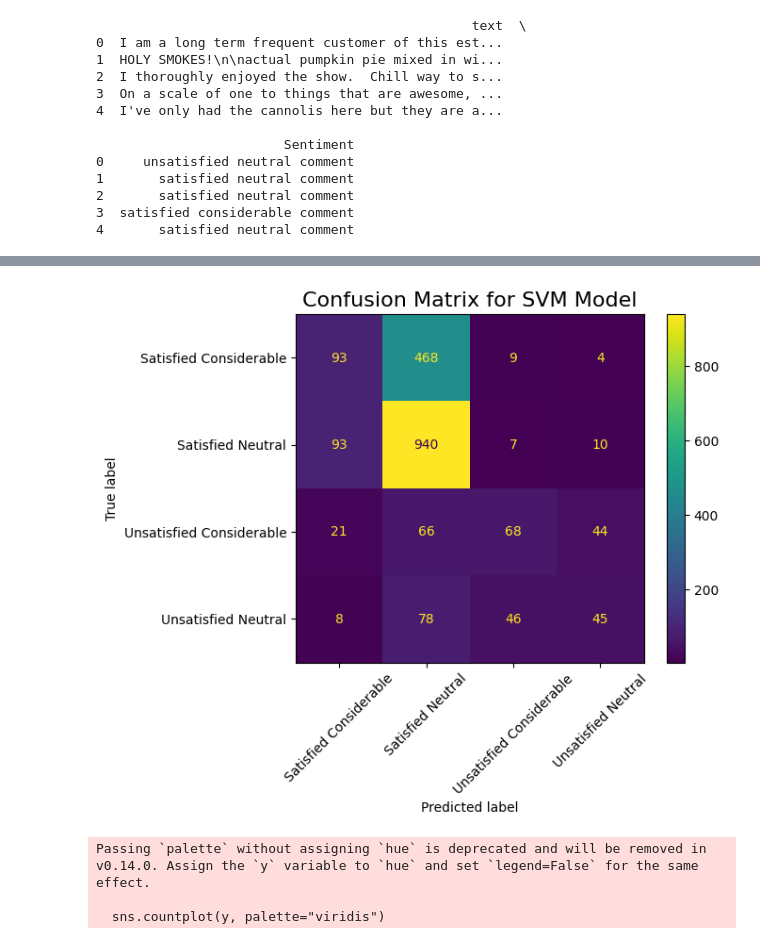
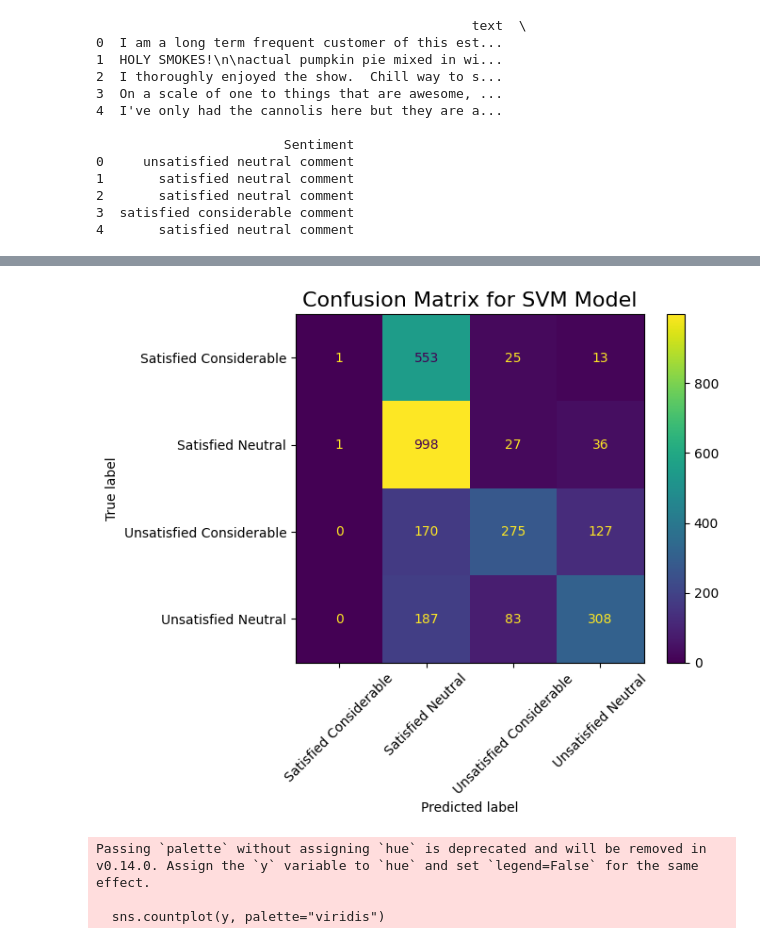
Before and after one commit to Nadun999/sentiment_analysis_evolution, a Jupyter notebook: sentiment_analysis_using_svm.ipynb, the cells around one changed output, grey strips where cells are left out. Saved outputs shown, nothing was run; the diff lists cells and outputs as text; code cells hidden in the pictures.

Commit message:
changes in svm and other transformers models

```diff
--- a/sentiment_analysis_using_svm.ipynb
+++ b/sentiment_analysis_using_svm.ipynb
@@ -106,0 +80,8 @@ data
+# %%
+sentiment_mapping = {
+    "satisfied considerable comment": 0,
+    "satisfied neutral comment": 1,
+    "unsatisfied considerable comment": 2,
+    "unsatisfied neutral comment": 3
+}
+processed_data['label'] = processed_data['Sentiment'].map(sentiment_mapping)
@@ -137,13 +161,10 @@ Name: Sentiment, Length: 10000, dtype: object
 # %%
-# Step 3: Train-test split
 X_train, X_test, y_train, y_test = train_test_split(X, y, test_size=0.2, random_state=42)
 
-# Step 4: Feature extraction using TfidfVectorizer
-vectorizer = TfidfVectorizer(max_features=5000)  # You can adjust max_features for better performance
+vectorizer = TfidfVectorizer(max_features=2000)
 X_train_tfidf = vectorizer.fit_transform(X_train).toarray()
 X_test_tfidf = vectorizer.transform(X_test).toarray()
 
-# Step 5: Train SVM model
-svm_model = SVC(kernel='linear', C=1.0, random_state=42)  # Linear kernel for text classification
+svm_model = SVC(kernel='linear', C=0.1, random_state=42)  # Linear kernel for text classification
 svm_model.fit(X_train_tfidf, y_train)
 # %% [output]
@@ -173,16 +192,21 @@ unsatisfied considerable comment       0.52      0.34      0.41       199
 # %%
-from sklearn.metrics import confusion_matrix, ConfusionMatrixDisplay
+cm = confusion_matrix(y_test, y_pred, labels=[0, 1, 2, 3])
 
-# Generate confusion matrix
-cm = confusion_matrix(y_test, y_pred, labels=['satisfied considerable comment', 'satisfied neutral comment',
-                                               'unsatisfied considerable comment', 'unsatisfied neutral comment'])
-disp = ConfusionMatrixDisplay(confusion_matrix=cm, display_labels=['Satisfied Considerable', 'Satisfied Neutral',
-                                                                    'Unsatisfied Considerable', 'Unsatisfied Neutral'])
+label_mapping = {
+    0: 'Satisfied Considerable',
+    1: 'Satisfied Neutral',
+    2: 'Unsatisfied Considerable',
+    3: 'Unsatisfied Neutral'
+}
+
+display_labels = [label_mapping[label] for label in [0, 1, 2, 3]]
+
+disp = ConfusionMatrixDisplay(confusion_matrix=cm, display_labels=display_labels)
 disp.plot(cmap="viridis", xticks_rotation=45)
 plt.title("Confusion Matrix for SVM Model", fontsize=16)
 plt.show()
 # %% [output]
-[figure, old version]
+[figure, new version]
 # %%
 import matplotlib.pyplot as plt
 import seaborn as sns
```
Also changed, not shown: parts of 10 cells of this notebook, 2 other files.
